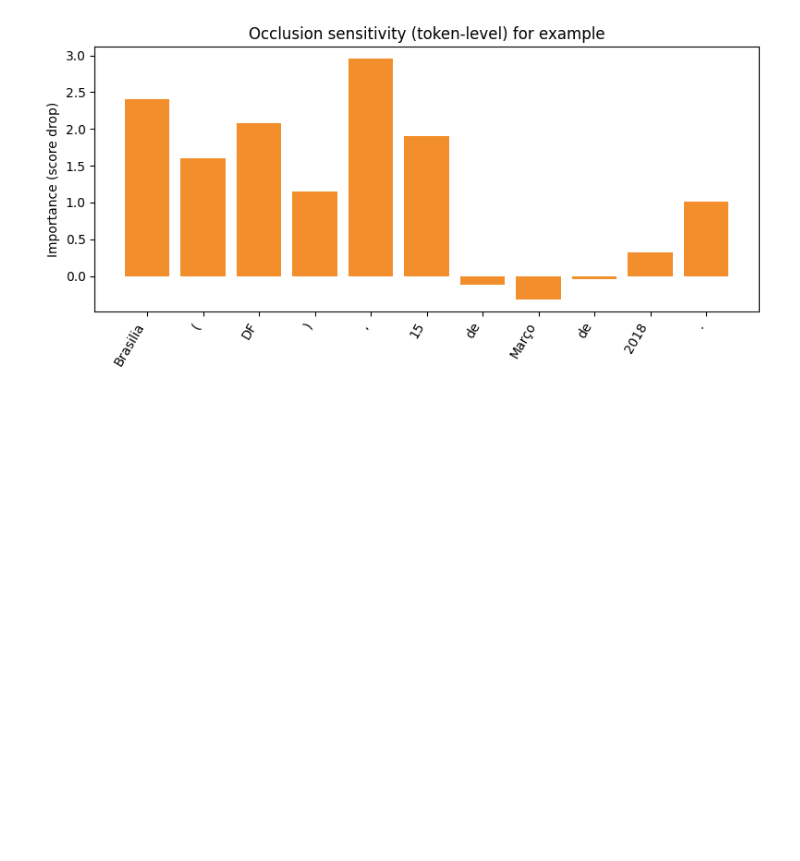
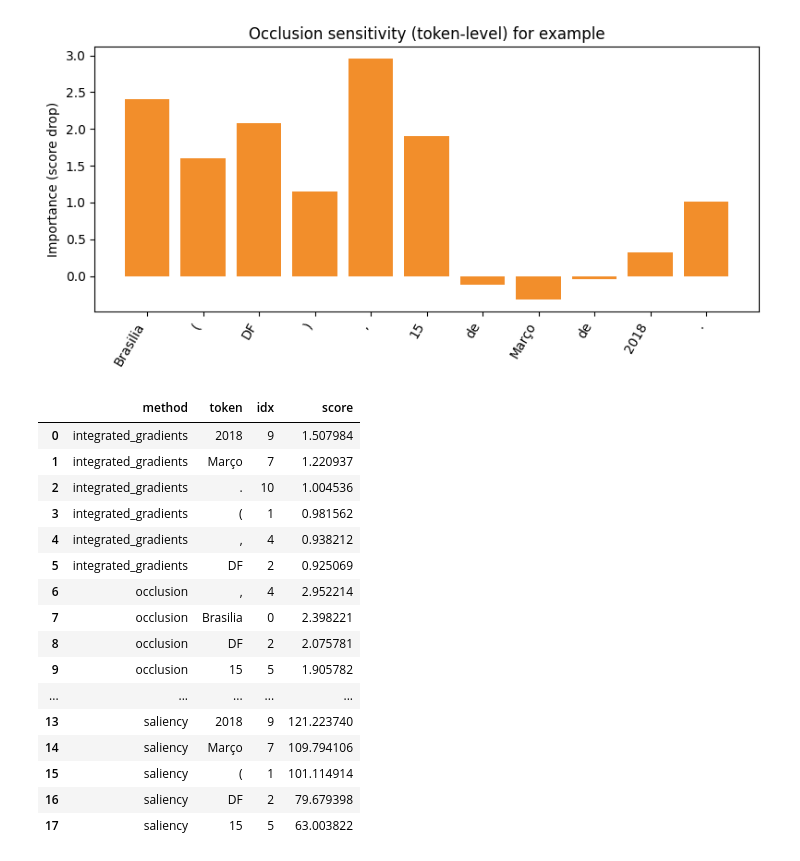
Before and after one commit to DiogoNogueiraLima/ner_smalllm_project, a Jupyter notebook: notebooks/03_interpretability.ipynb, the cells around one changed output. Cells and saved outputs as stored; diff of their text form; code cells hidden in the pictures; blank space fills up the shorter version.

```diff
--- a/notebooks/03_interpretability.ipynb
+++ b/notebooks/03_interpretability.ipynb
@@ -546,3 +588,85 @@ plt.tight_layout()
 plt.show()
 # %% [output]
 [figure]
+# %%
+def topk_indices(scores, k=5):
+    scores = np.array(scores, dtype=float)
+    order = np.argsort(-scores)  # desc
+    return order[:k].tolist()
+
+
+def build_interpretability_summary(tokens, saliency, occlusion, ig=None, k=5):
+    rows = []
+
+    # Saliency
+    sal_top = topk_indices(saliency, k=k)
+    for i in sal_top:
+        rows.append(
+            {
+                "method": "saliency",
+                "token": tokens[i],
+                "idx": i,
+                "score": float(saliency[i]),
+            }
+        )
+
+    # IG (optional)
+    if ig is not None:
+        ig_top = topk_indices(ig, k=k)
+        for i in ig_top:
+            rows.append(
+                {
+                    "method": "integrated_gradients",
+                    "token": tokens[i],
+                    "idx": i,
+                    "score": float(ig[i]),
+                }
+            )
+
+    # Occlusion
+    occ_top = topk_indices(occlusion, k=k)
+    for i in occ_top:
+        rows.append(
+            {
+                "method": "occlusion",
+                "token": tokens[i],
+                "idx": i,
+                "score": float(occlusion[i]),
+            }
+        )
+
+    df = (
+        pd.DataFrame(rows)
+        .sort_values(["method", "score"], ascending=[True, False])
+        .reset_index(drop=True)
+    )
+    return df
+
+
+df_interp = build_interpretability_summary(
+    tokens=example_tokens,
+    saliency=saliency_scores,
+    occlusion=occlusion_scores,
+    ig=ig_scores if "ig_scores" in globals() and ig_scores is not None else None,
+    k=6,
+)
+
+df_interp
+# %% [output]
+|  | method | token | idx | score |
+| 0 | integrated_gradients | 2018 | 9 | 1.507984 |
+| 1 | integrated_gradients | Março | 7 | 1.220937 |
+| 2 | integrated_gradients | . | 10 | 1.004536 |
+| 3 | integrated_gradients | ( | 1 | 0.981562 |
+| 4 | integrated_gradients | , | 4 | 0.938212 |
+| 5 | integrated_gradients | DF | 2 | 0.925069 |
+| 6 | occlusion | , | 4 | 2.952214 |
+| 7 | occlusion | Brasilia | 0 | 2.398221 |
+| 8 | occlusion | DF | 2 | 2.075781 |
+| 9 | occlusion | 15 | 5 | 1.905782 |
+| ... | ... | ... | ... | ... |
+| 13 | saliency | 2018 | 9 | 121.223740 |
+| 14 | saliency | Março | 7 | 109.794106 |
+| 15 | saliency | ( | 1 | 101.114914 |
+| 16 | saliency | DF | 2 | 79.679398 |
+| 17 | saliency | 15 | 5 | 63.003822 |
```
Also changed, not shown: parts of 27 cells of this notebook.
